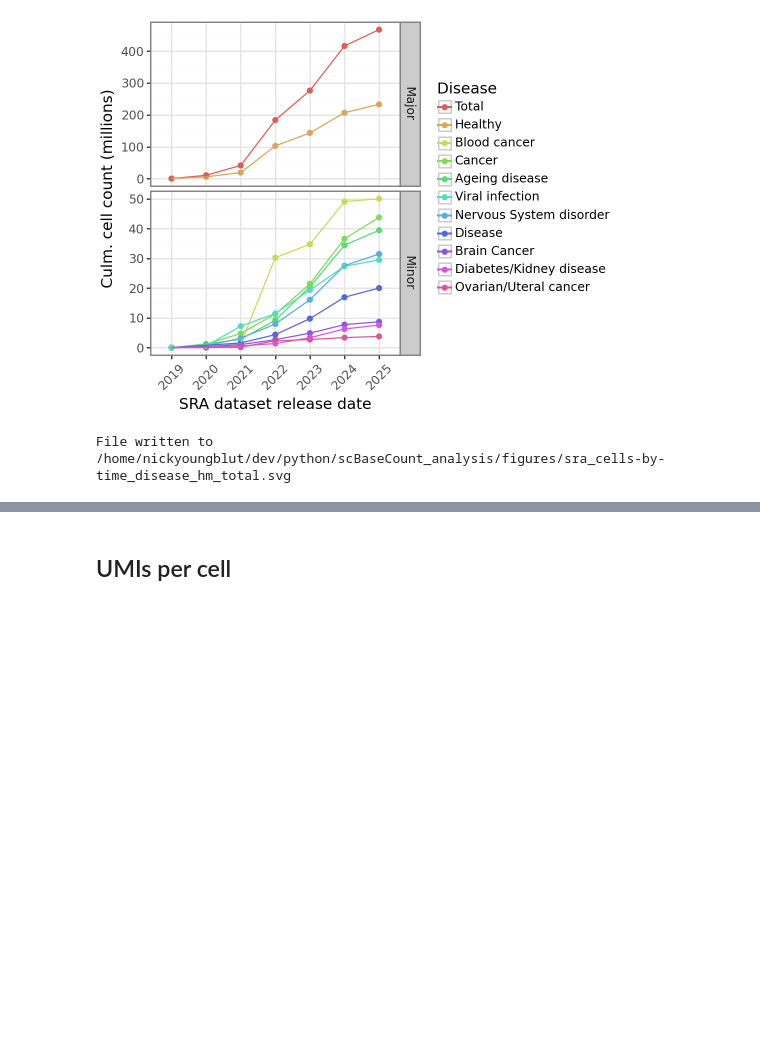
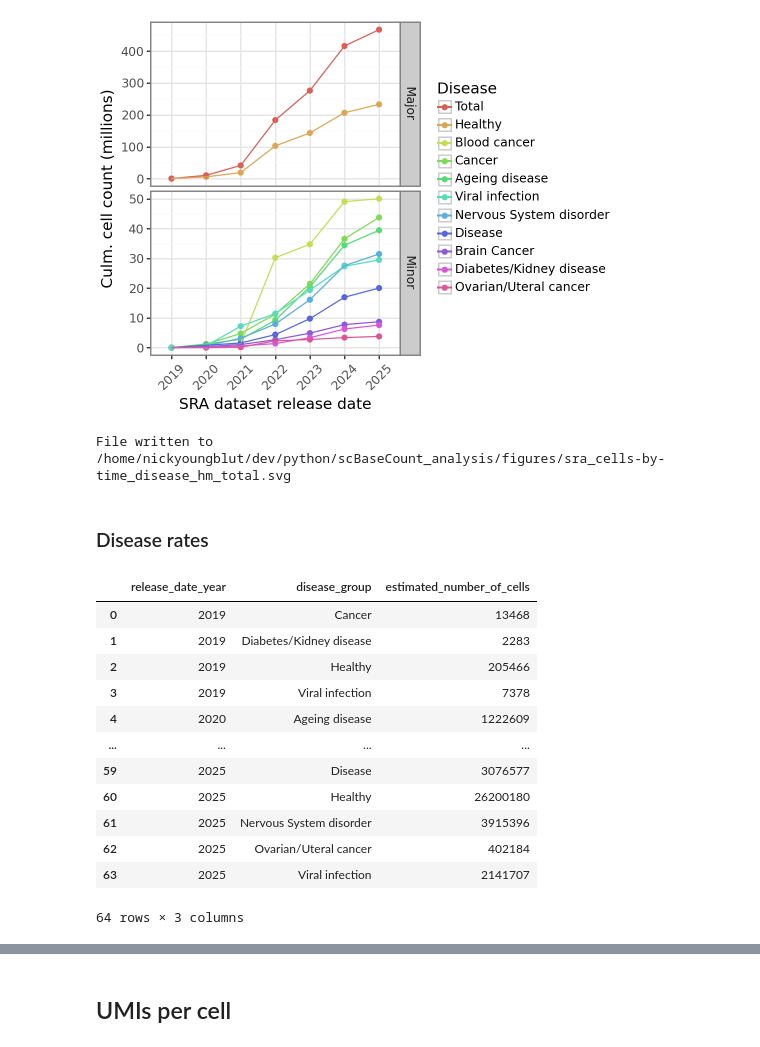
Before and after one commit to ArcInstitute/scBaseCount_analysis, a Jupyter notebook: notebooks/sra_cells-by-time.ipynb, the cells around one changed output, grey strips where cells are left out. Drawn from its saved outputs; the diff is of its cells as text; code cells hidden in the pictures; blank space fills up the shorter version.

```diff
--- a/notebooks/sra_cells-by-time.ipynb
+++ b/notebooks/sra_cells-by-time.ipynb
@@ -1505,3 +1505,5 @@ pn.ggsave(p, outfile)
 print(f"File written to {outfile}")
 # %% [output]
 File written to /home/nickyoungblut/dev/python/scBaseCount_analysis/figures/sra_cells-by-time_disease_hm_total.svg
+# %% [markdown]
+### Disease rates
@@ -1507,0 +1512,18 @@ File written to /home/nickyoungblut/dev/python/scBaseCount_analysis/figures/sra_
+# %%
+# summarize cells by groups
+df_cells_disease_sum = df_cells_disease.groupby(group_cols).agg({"estimated_number_of_cells": "sum"}).reset_index()
+df_cells_disease_sum
+# %% [output]
+|  | release_date_year | disease_group | estimated_number_of_cells |
+| 0 | 2019 | Cancer | 13468 |
+| 1 | 2019 | Diabetes/Kidney disease | 2283 |
+| 2 | 2019 | Healthy | 205466 |
+| 3 | 2019 | Viral infection | 7378 |
+| 4 | 2020 | Ageing disease | 1222609 |
+| ... | ... | ... | ... |
+| 59 | 2025 | Disease | 3076577 |
+| 60 | 2025 | Healthy | 26200180 |
+| 61 | 2025 | Nervous System disorder | 3915396 |
+| 62 | 2025 | Ovarian/Uteral cancer | 402184 |
+| 63 | 2025 | Viral infection | 2141707 |
+64 rows × 3 columns
```
Also changed, not shown: parts of 9 cells of this notebook.
